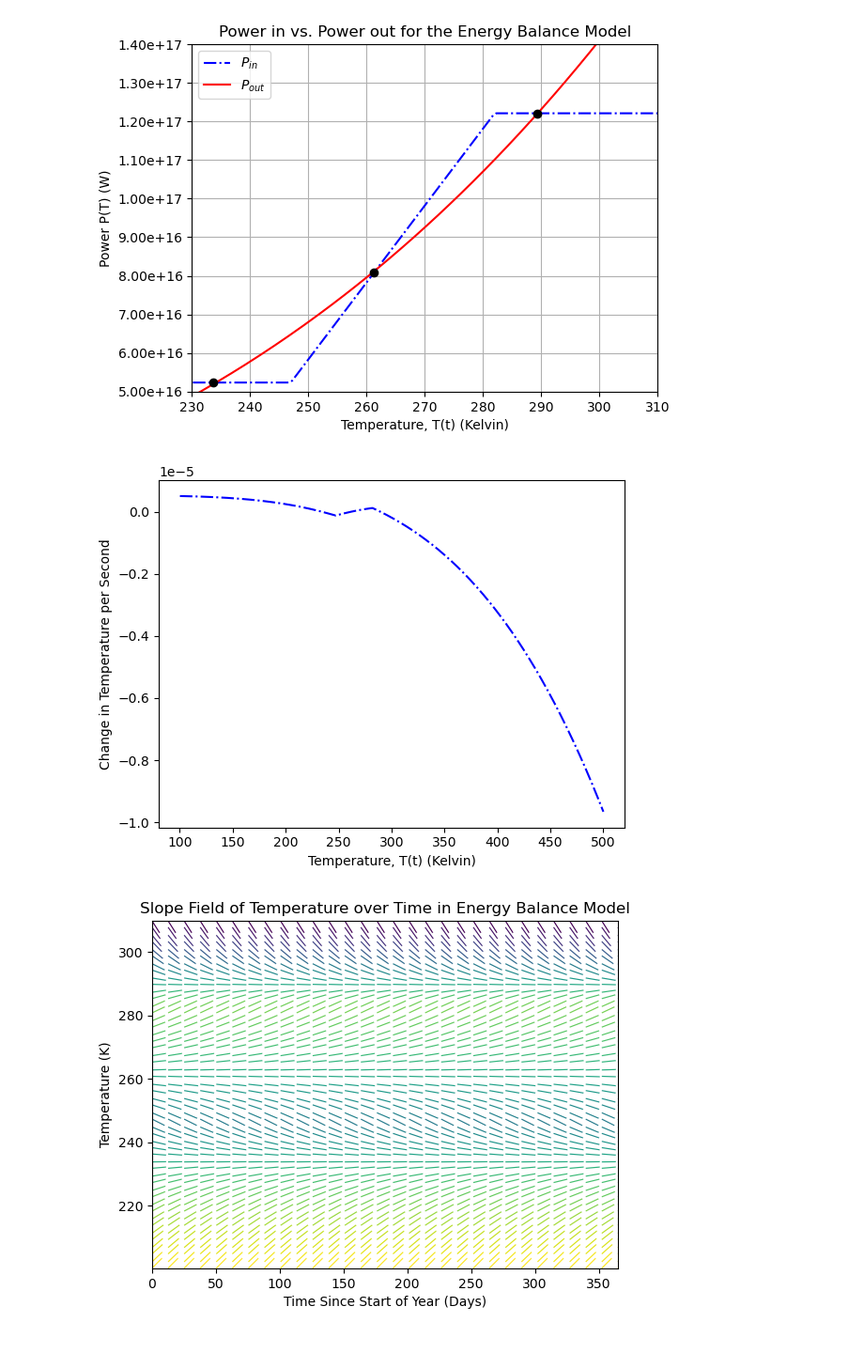
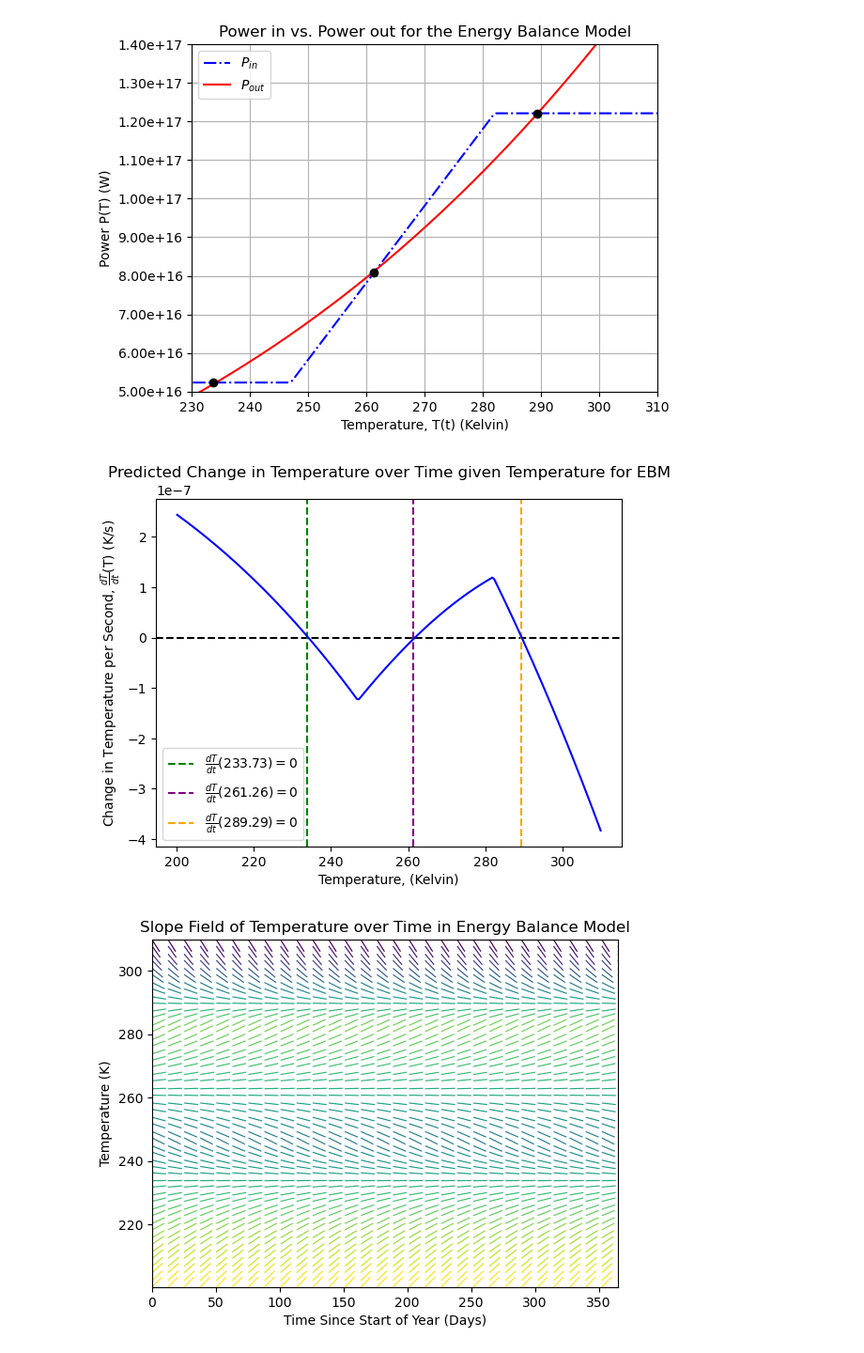
Before and after one commit to blucardin/SCIE001Math, a Jupyter notebook: intersection.ipynb, the cells around one changed output. Shown: that part at 94% size. Cells and saved outputs as stored; diff of their text form; code cells hidden in the pictures.

Commit message:
add new graph

```diff
--- a/intersection.ipynb
+++ b/intersection.ipynb
@@ -63,21 +67,32 @@ Intersection points:
 # %%
 # Noah's own code:
 %matplotlib inline
 
 derivativeT = (P_in - P_out)/C
 
-bottom_cut = 100
+top_cut = 310
+bottom_cut = 200
 
-cut_temps = T_eq[T_eq > bottom_cut]
-cut_derivatives = derivativeT[T_eq > bottom_cut]
+cut_temps = T_eq[(T_eq > bottom_cut) & (T_eq < top_cut)]
+cut_derivatives = derivativeT[(T_eq > bottom_cut) & (T_eq < top_cut)]
+fig, ax = plt.subplots()
 
-plt.title("")
-plt.xlabel('Temperature, T(t) (Kelvin)') # x axis label
-plt.ylabel('Change in Temperature per Second') # y axis label
-plt.plot(cut_temps, cut_derivatives, 'b-.') # plot LHS
+ax.axhline(y=0, color="black", linestyle="--")
+colors = ["green", "purple", "orange"]
+for temp, color in zip(intersections, colors):
+    ax.axvline(x=temp, linestyle="--", label="$\\frac{dT}{dt} (" + f"{temp:.2f}" + ") = 0 $ ", color=color) # color="red"
+
+plt.title("Predicted Change in Temperature over Time given Temperature for EBM")
+# plt.xlim((200, 350))
+# plt.ylim((-1.5e-6, 0.25e-6))
+plt.legend()
+plt.xlabel('Temperature, (Kelvin)') # x axis label
+plt.ylabel("Change in Temperature per Second, $\\frac{dT}{dt}$(T) (K/s)") # y axis label
+plt.plot(cut_temps, cut_derivatives, 'b-') # plot LHS
 plt.show()
+fig.savefig("images/changeInTempVsTemp.svg")
 # %% [output]
-[figure, old version]
+[figure, new version]
 # %%
 # output = dict()
 
```
Also changed, not shown: parts of 2 cells of this notebook, 2 other files.
